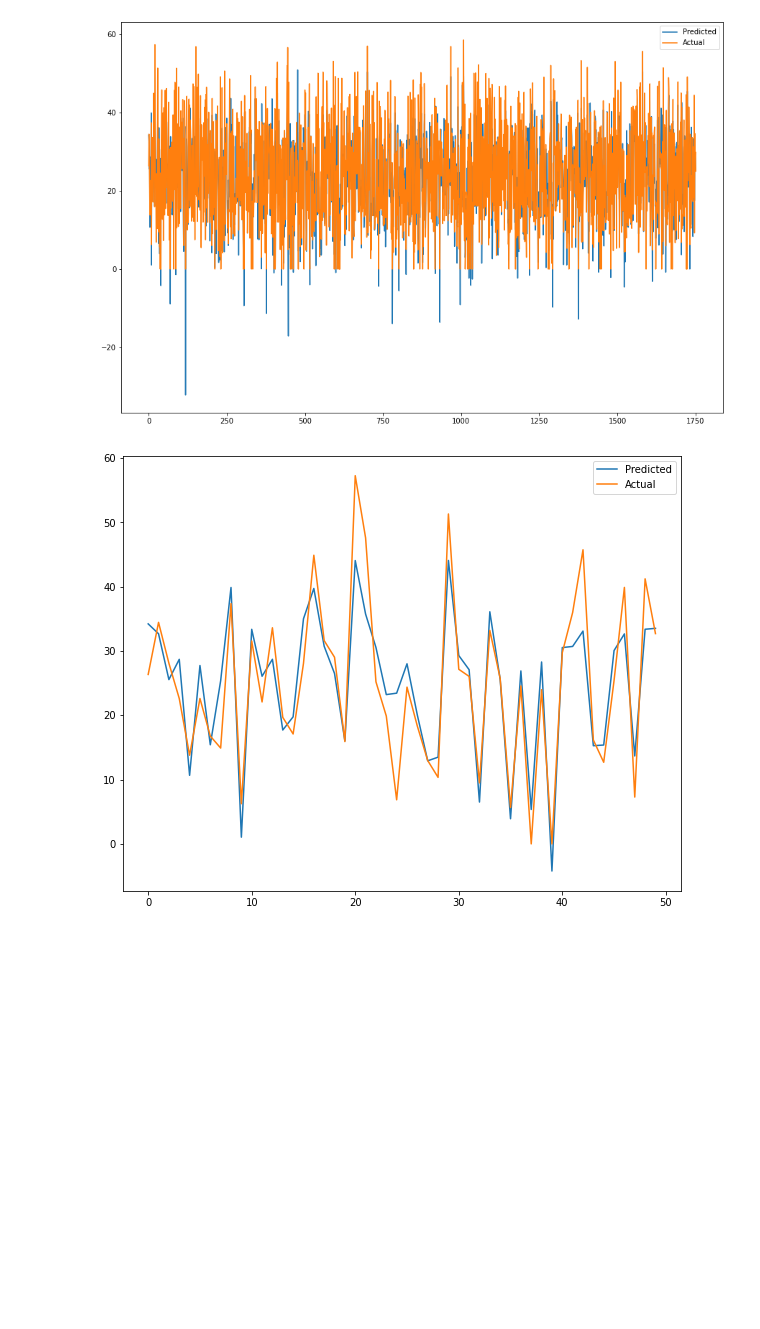
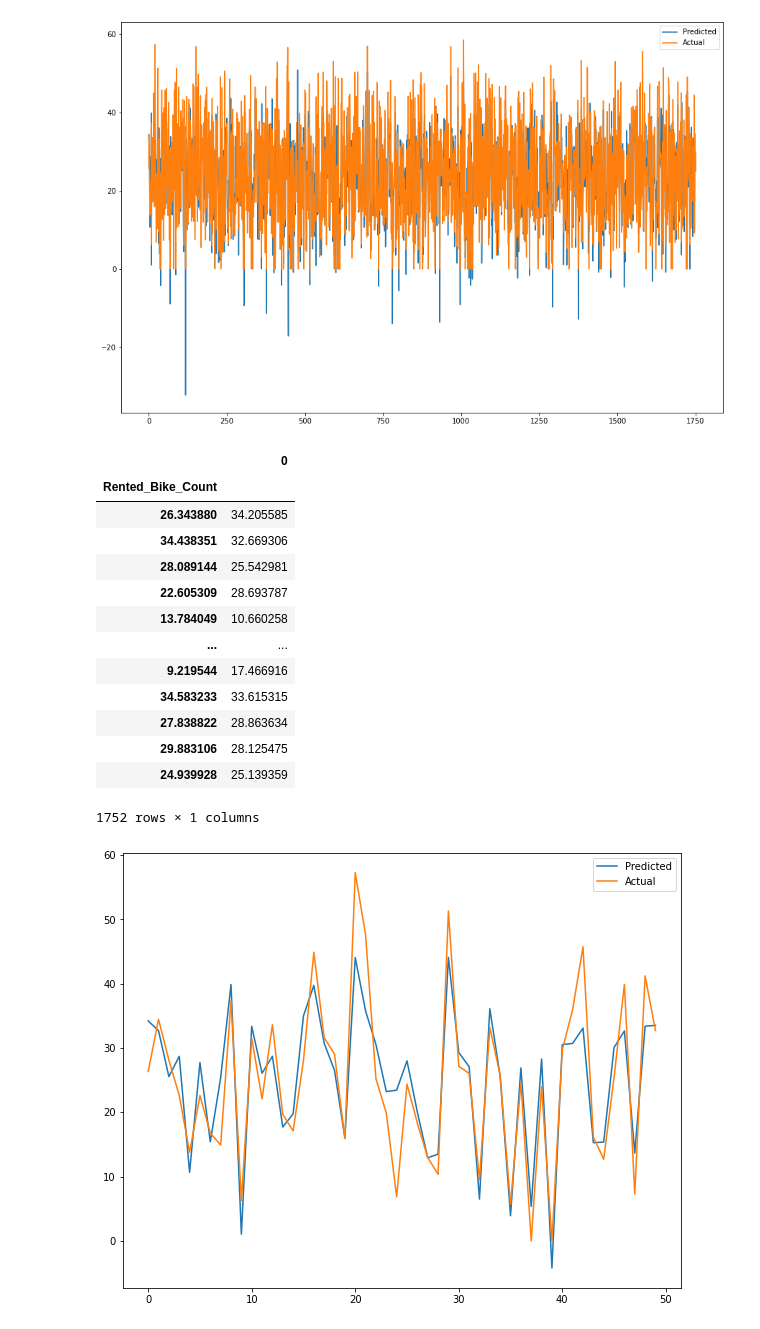
Before and after one commit to ajinkyajumde/SeoulBikeData, a Jupyter notebook: Bike_Sharing_Demand.ipynb, the cells around one changed output. Cells and saved outputs as stored; diff of their text form; code cells hidden in the pictures; blank space fills up the shorter version.

```diff
--- a/Bike_Sharing_Demand.ipynb
+++ b/Bike_Sharing_Demand.ipynb
@@ -605,6 +639,23 @@ plt.show()
 [figure]
 # %%
 y_ct=y_test
+# %%
+pd.DataFrame(y_pred_test_lasso,y_test)
+# %% [output]
+|  | 0 |
+| Rented_Bike_Count |  |
+| 26.343880 | 34.205585 |
+| 34.438351 | 32.669306 |
+| 28.089144 | 25.542981 |
+| 22.605309 | 28.693787 |
+| 13.784049 | 10.660258 |
+| ... | ... |
+| 9.219544 | 17.466916 |
+| 34.583233 | 33.615315 |
+| 27.838822 | 28.863634 |
+| 29.883106 | 28.125475 |
+| 24.939928 | 25.139359 |
+1752 rows × 1 columns
 # %%
 #Plot the figure
 plt.figure(figsize=(10,8))
```
Also changed, not shown: parts of 10 cells of this notebook.
